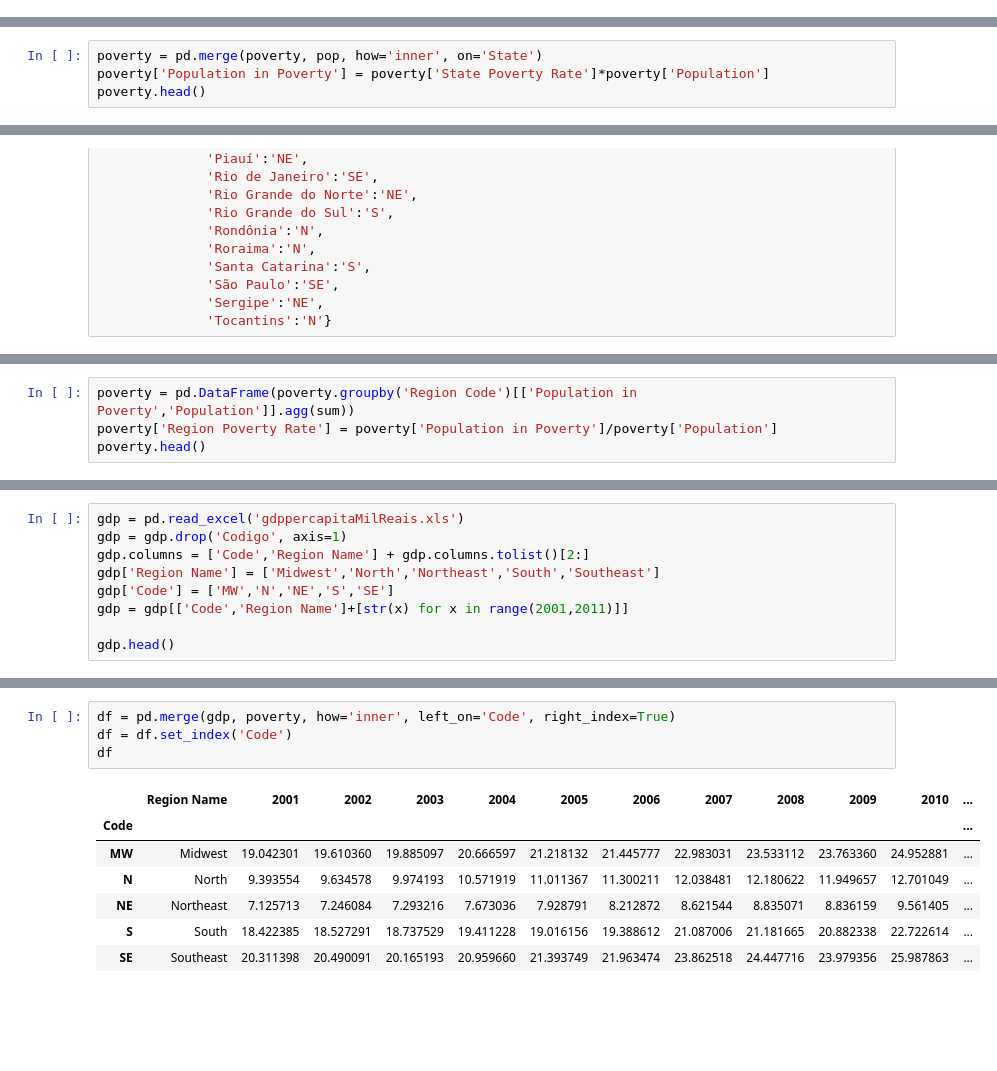
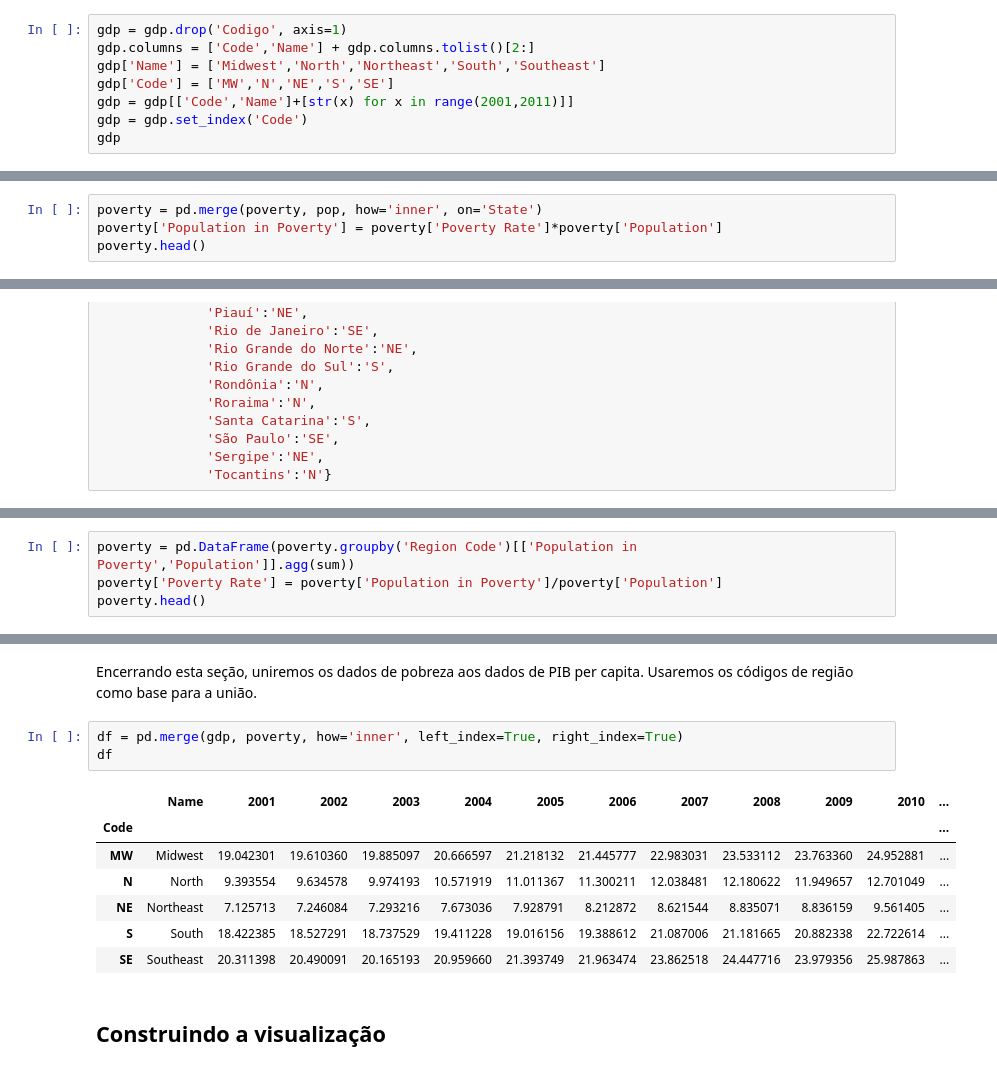
Before and after one commit to vitorp4/Data-Science, a Jupyter notebook: Visualização (Economia)/Visualização (Economia).ipynb, the cells around one changed output, grey strips where cells are left out. Cells and saved outputs as stored; diff of their text form; blank space fills up the shorter version.

```diff
--- a/Visualização (Economia)/Visualização (Economia).ipynb
+++ b/Visualização (Economia)/Visualização (Economia).ipynb
@@ -31,0 +101,8 @@ pop.head()
+# %%
+gdp = gdp.drop('Codigo', axis=1)
+gdp.columns = ['Code','Name'] + gdp.columns.tolist()[2:]
+gdp['Name'] = ['Midwest','North','Northeast','South','Southeast']
+gdp['Code'] = ['MW','N','NE','S','SE']
+gdp = gdp[['Code','Name']+[str(x) for x in range(2001,2011)]]
+gdp = gdp.set_index('Code')
+gdp
@@ -32,5 +121,5 @@ pop.head()
 # %%
 poverty = pd.merge(poverty, pop, how='inner', on='State')
-poverty['Population in Poverty'] = poverty['State Poverty Rate']*poverty['Population']
+poverty['Population in Poverty'] = poverty['Poverty Rate']*poverty['Population']
 poverty.head()
 # %% [output]
@@ -81,5 +176,5 @@ poverty.head()
 # %%
 poverty = pd.DataFrame(poverty.groupby('Region Code')[['Population in Poverty','Population']].agg(sum))
-poverty['Region Poverty Rate'] = poverty['Population in Poverty']/poverty['Population']
+poverty['Poverty Rate'] = poverty['Population in Poverty']/poverty['Population']
 poverty.head()
 # %% [output]
@@ -90,12 +185,3 @@ poverty.head()
 | NE | 9837089.306 | 53081950 | 0.185319 |
 | S | 729683.133 | 27386891 | 0.026644 |
 | SE | 2809904.050 | 80364410 | 0.034965 |
-# %%
-gdp = pd.read_excel('gdppercapitaMilReais.xls')
-gdp = gdp.drop('Codigo', axis=1)
-gdp.columns = ['Code','Region Name'] + gdp.columns.tolist()[2:]
-gdp['Region Name'] = ['Midwest','North','Northeast','South','Southeast']
-gdp['Code'] = ['MW','N','NE','S','SE']
-gdp = gdp[['Code','Region Name']+[str(x) for x in range(2001,2011)]]
-
-gdp.head()
@@ -109,15 +188,18 @@ gdp.head()
+# %% [markdown]
+Encerrando esta seção, uniremos os dados de pobreza aos dados de PIB per capita. Usaremos os códigos de região como base para a união.
 # %%
-df = pd.merge(gdp, poverty, how='inner', left_on='Code', right_index=True)
-df = df.set_index('Code')
+df = pd.merge(gdp, poverty, how='inner', left_index=True, right_index=True)
 df
 # %% [output]
-|  | Region Name | 2001 | 2002 | 2003 | 2004 | 2005 | 2006 | 2007 | 2008 | 2009 | 2010 | ... |
+|  | Name | 2001 | 2002 | 2003 | 2004 | 2005 | 2006 | 2007 | 2008 | 2009 | 2010 | ... |
 | Code |  |  |  |  |  |  |  |  |  |  |  | ... |
 | MW | Midwest | 19.042301 | 19.610360 | 19.885097 | 20.666597 | 21.218132 | 21.445777 | 22.983031 | 23.533112 | 23.763360 | 24.952881 | ... |
 | N | North | 9.393554 | 9.634578 | 9.974193 | 10.571919 | 11.011367 | 11.300211 | 12.038481 | 12.180622 | 11.949657 | 12.701049 | ... |
 | NE | Northeast | 7.125713 | 7.246084 | 7.293216 | 7.673036 | 7.928791 | 8.212872 | 8.621544 | 8.835071 | 8.836159 | 9.561405 | ... |
 | S | South | 18.422385 | 18.527291 | 18.737529 | 19.411228 | 19.016156 | 19.388612 | 21.087006 | 21.181665 | 20.882338 | 22.722614 | ... |
 | SE | Southeast | 20.311398 | 20.490091 | 20.165193 | 20.959660 | 21.393749 | 21.963474 | 23.862518 | 24.447716 | 23.979356 | 25.987863 | ... |
+# %% [markdown]
+## Construindo a visualização
 # %%
 fig = plt.figure(figsize=(12,12))
 gspec = gridspec.GridSpec(3, 3, hspace=0.8)
```
Also changed, not shown: parts of 25 cells of this notebook.
